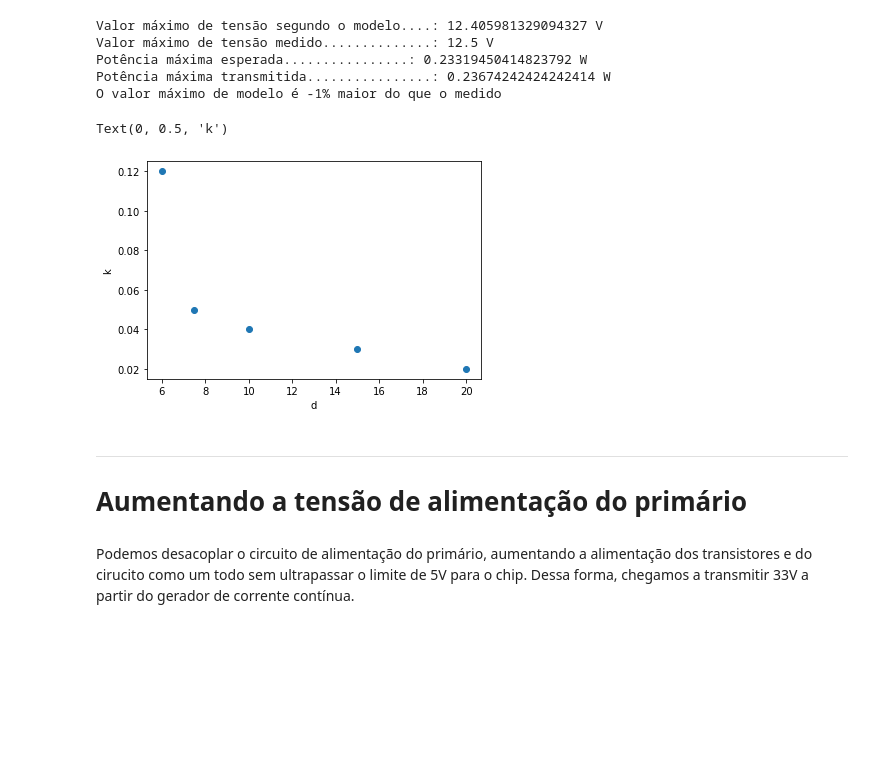
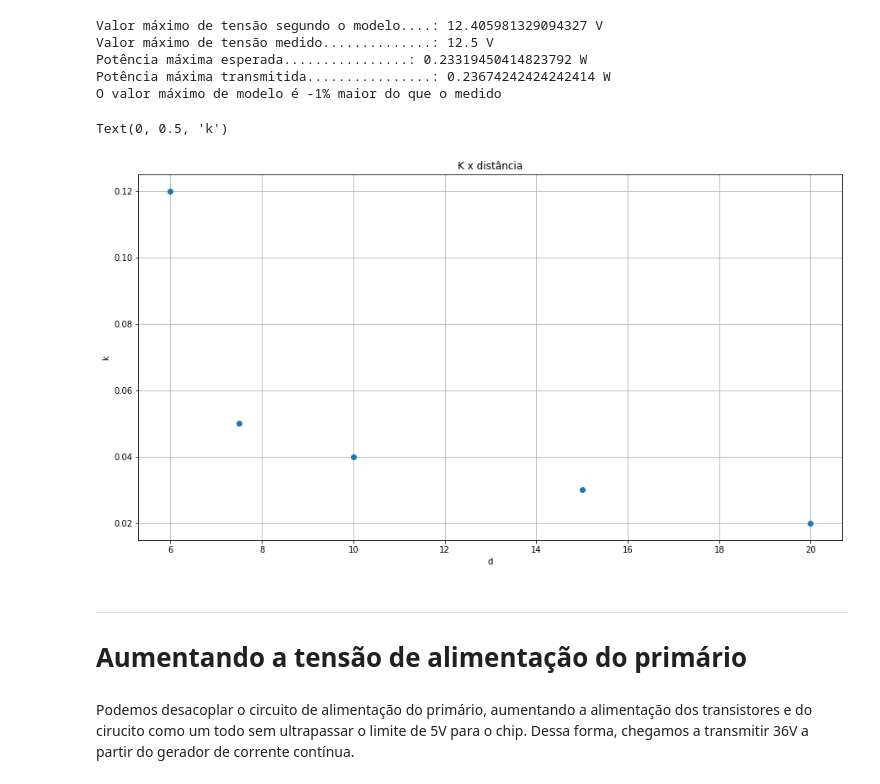
Before and after one commit to jvpazotti/Projeto-Eletromag, a Jupyter notebook: Projeto-NovasVariaveis.ipynb, the cells around one changed output. Saved outputs shown, nothing was run; the diff lists cells and outputs as text; code cells hidden in the pictures; blank space fills up the shorter version.

```diff
--- a/Projeto-NovasVariaveis.ipynb
+++ b/Projeto-NovasVariaveis.ipynb
@@ -551,12 +523,15 @@ O valor máximo de modelo é -1% maior do que o medido
 # %%
 k=[0.12,0.05,0.04,0.03,0.02]
 d=[6,7.5,10,15,20]
+plt.figure(figsize=(15,8))
 plt.plot(d,k,"o")
+plt.title("K x distância")
+plt.grid()
 plt.xlabel("d")
 plt.ylabel("k")
 # %% [output]
 Text(0, 0.5, 'k')
-[figure, old version]
+[figure, new version]
 # %% [markdown]
 ___
 
@@ -564,5 +539,5 @@ ___
 
 # Aumentando a tensão de alimentação do primário
 # %% [markdown]
-Podemos desacoplar o circuito de alimentação do primário, aumentando a alimentação dos transistores e do cirucito como um todo sem ultrapassar o limite de 5V para o chip. Dessa forma, chegamos a transmitir 33V a partir do gerador de corrente contínua.
+Podemos desacoplar o circuito de alimentação do primário, aumentando a alimentação dos transistores e do cirucito como um todo sem ultrapassar o limite de 5V para o chip. Dessa forma, chegamos a transmitir 36V a partir do gerador de corrente contínua.
 # %%
```
Also changed, not shown: parts of 8 cells of this notebook.
